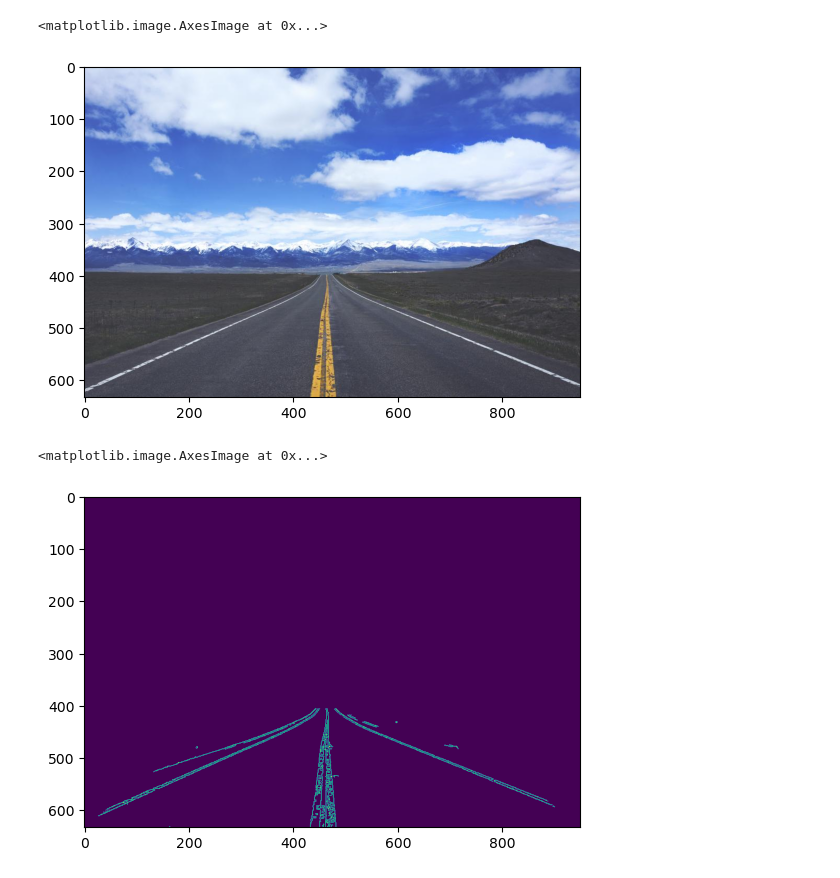
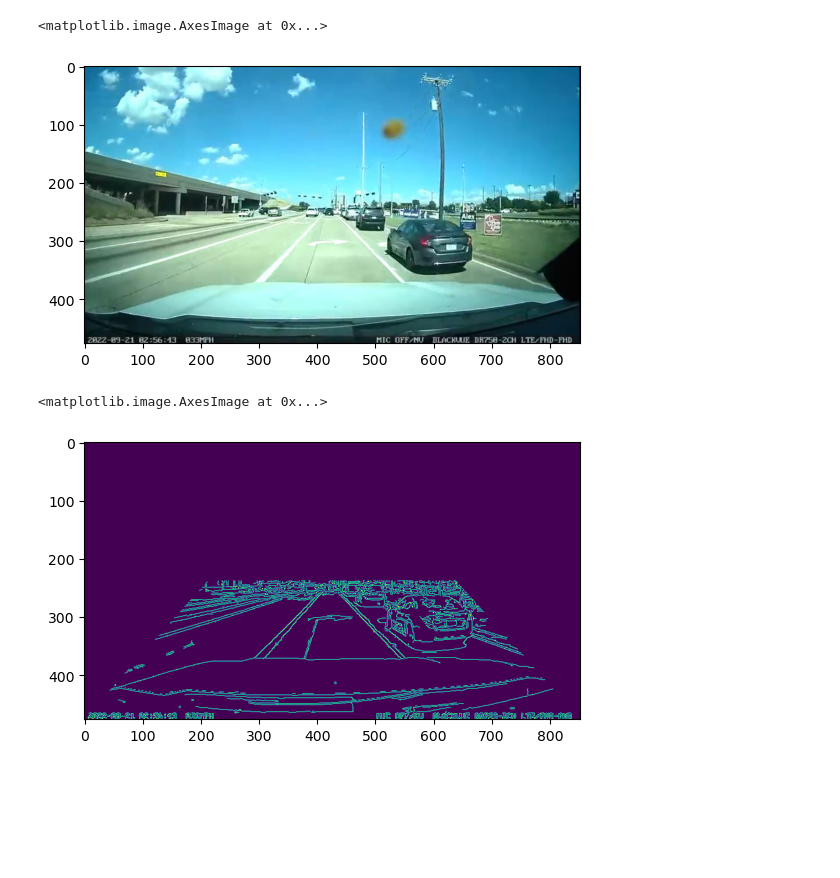
Before and after one commit to anpian13/Road-lane-line-detection, a Jupyter notebook: road_lane_line_detection.ipynb, the cells around one changed output. Saved outputs shown, nothing was run; the diff lists cells and outputs as text; code cells hidden in the pictures; blank space fills up the shorter version.

```diff
--- a/road_lane_line_detection.ipynb
+++ b/road_lane_line_detection.ipynb
@@ -3,13 +3,13 @@ import matplotlib.pyplot as plt
 import cv2
 import numpy as np
 # %%
-image = cv2.imread('road1.jpg')
+image = cv2.imread('raw-dash-cam.jpg')
 # transform colors
 image = cv2.cvtColor(image,cv2.COLOR_BGR2RGB)
 plt.imshow(image)
 # %% [output]
 <matplotlib.image.AxesImage at 0x...>
-[figure, old version]
+[figure, new version]
 # %%
 def region_of_interest(img,vertices):
     # Apply frame masking and find region of interest
@@ -31,16 +31,17 @@ vertices = np.array([[lower_left,top_left,top_right,lower_right]],dtype=np.int32
 # %%
 # turn image gray for easier detection
 image_gray = cv2.cvtColor(image,cv2.COLOR_RGB2GRAY)
-th1=100
-th2=200
+th1 = 50
+th2 = 150
 # use canny edge detection
 image_canny = cv2.Canny(image_gray,th1,th2)
+# plt.imshow(image_canny)
 
 cropped_image = region_of_interest(image_canny,vertices)
 plt.imshow(cropped_image)
 # %% [output]
 <matplotlib.image.AxesImage at 0x...>
-[figure, old version]
+[figure, new version]
 # %%
 # apply Hough transform to image
 #
```
Also changed, not shown: parts of 2 cells of this notebook, 4 other files.
